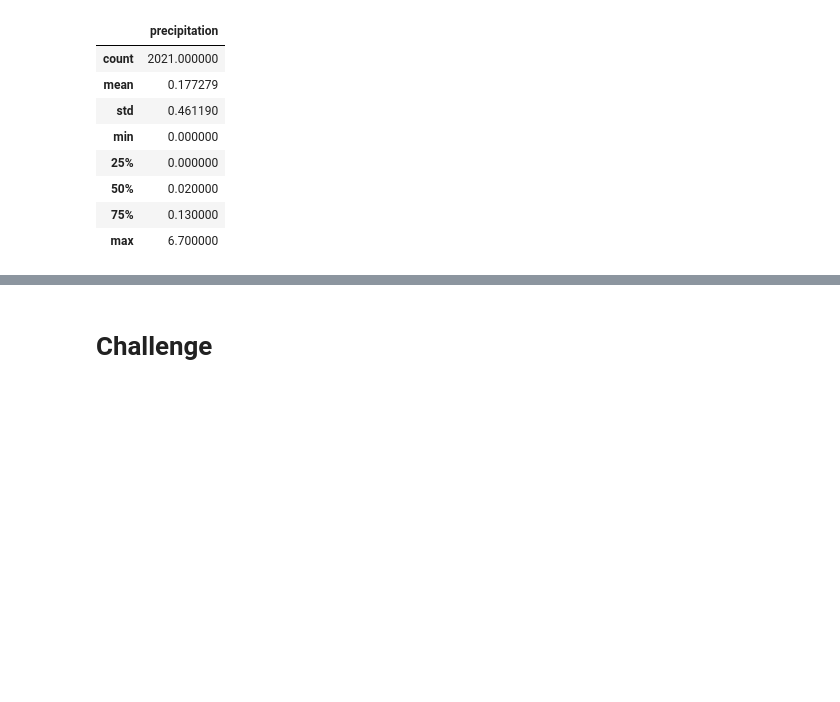
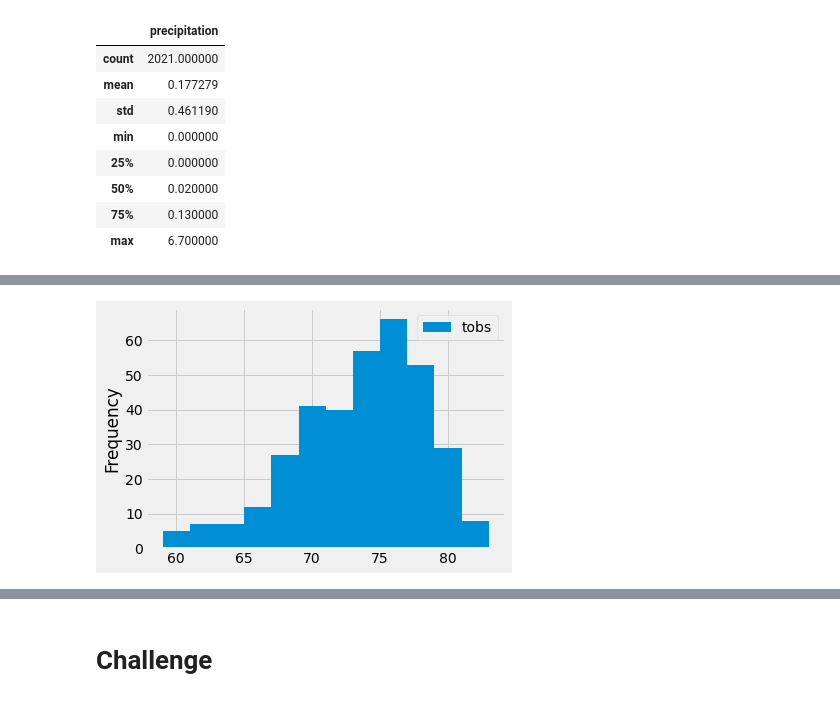
Before and after one commit to toainn92/surfs_up, a Jupyter notebook: climate_analysis.ipynb, the cells around one changed output, grey strips where cells are left out. Drawn from its saved outputs; the diff is of its cells as text; code cells hidden in the pictures; blank space fills up the shorter version.

```diff
--- a/climate_analysis.ipynb
+++ b/climate_analysis.ipynb
@@ -127,3 +146,7 @@ df.describe()
 # %%
 # Choose the station with the highest number of temperature observations.
 # Query the last 12 months of temperature observation data for this station and plot the results as a histogram
+results = session.query(Measurement.tobs).\
+filter(Measurement.station == 'USC00519281').\
+filter(Measurement.date >= prev_year).all()
+print(results)
@@ -129,0 +155,3 @@ df.describe()
+# %%
+df = pd.DataFrame(results, columns=['tobs'])
+print(df)
@@ -129,0 +173,8 @@ df.describe()
+# %%
+#create histogram and add unmber of bins as a parameter
+df.plot.hist(bins=12)
+
+#compress x-axis label so they fit into box holding plot
+plt.tight_layout()
+# %% [output]
+[figure, added]
```
Also changed, not shown: parts of 7 cells of this notebook.
